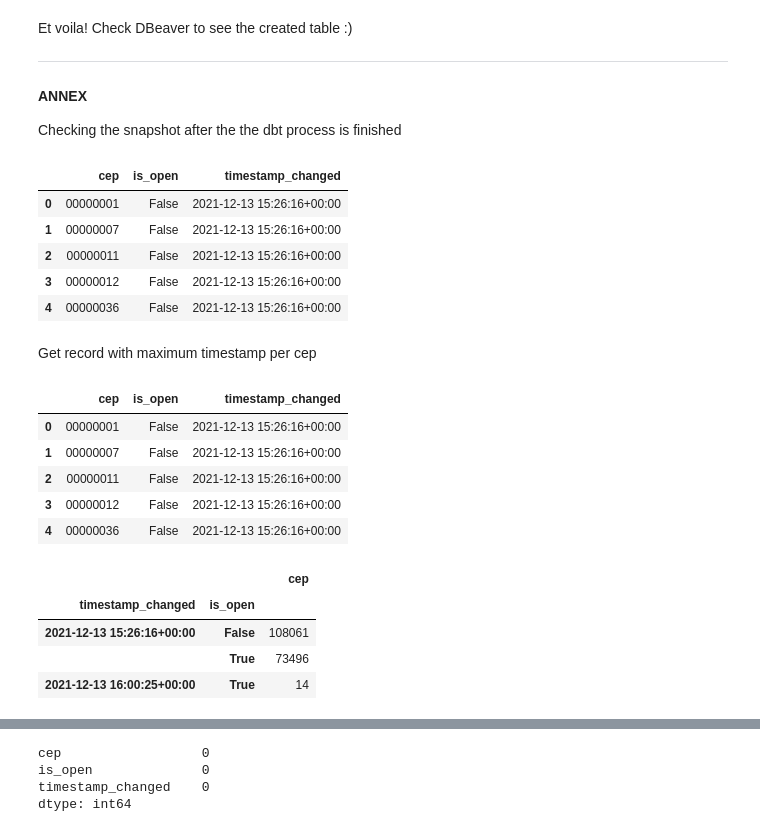
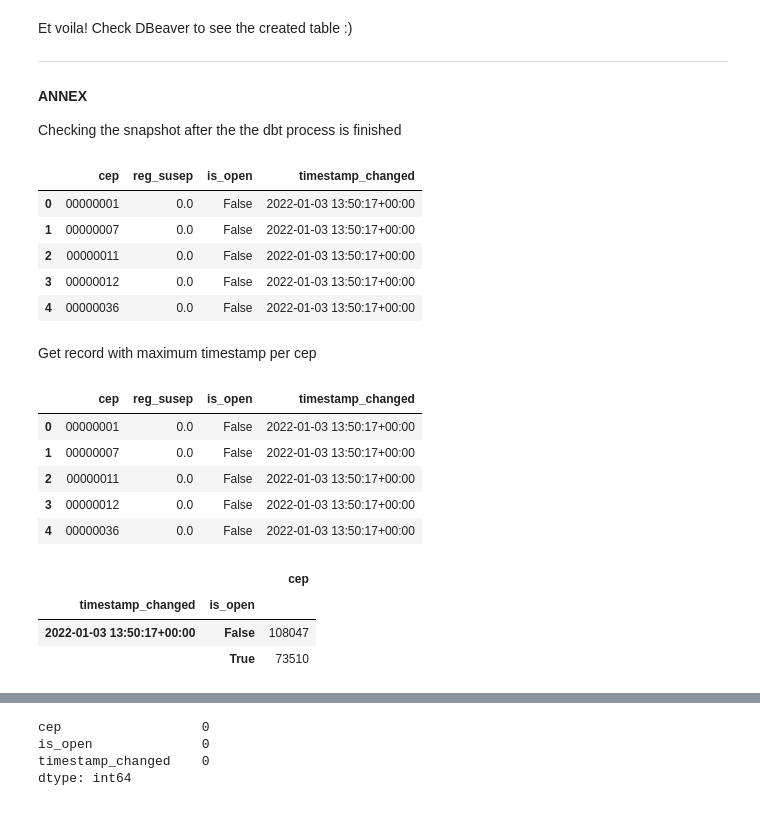
Before and after one commit to AlbertoSCF/location_data_analysis, a Jupyter notebook: STG_TABLE-0-staging_tables.stg_accredited_bodyshops.ipynb, the cells around one changed output, grey strips where cells are left out. Cells and saved outputs as stored; diff of their text form; code cells hidden in the pictures.

```diff
--- a/STG_TABLE-0-staging_tables.stg_accredited_bodyshops.ipynb
+++ b/STG_TABLE-0-staging_tables.stg_accredited_bodyshops.ipynb
@@ -272,35 +272,47 @@ Et voila! Check DBeaver to see the created table :)
 
 Checking the snapshot after the the dbt process is finished
 # %%
-cur.execute("SELECT * FROM dbt_albertoscf.covered_ceps_snapshot")
+# Imports
+import pandas as pd
+import numpy as np
+import psycopg2, os
+
+# Establish connection and create its cursor
+try:
+    conn = psycopg2.connect(f"host={os.environ['AURORA_POSTGRES_HOST']} dbname={os.environ['AURORA_POSTGRES_DATABASE']} user={os.environ['AURORA_POSTGRES_USERNAME']} password={os.environ['AURORA_POSTGRES_PWD']}")
+    cur = conn.cursor()
+except psycopg2.Error as e:
+    print("Error: Could not make connection to the Postgres database")
+    print(e)
+
+cur.execute("SELECT * FROM dbt_albertoscf.covered_ceps")
 dt = pd.DataFrame(cur.fetchall(), columns=[desc[0] for desc in cur.description])
-dt = dt[['cep', 'is_open', 'timestamp_changed']].copy().fillna(0)
+dt = dt[['cep', 'reg_susep', 'is_open', 'timestamp_changed']].copy().fillna(0)
 dt['is_open'] = dt['is_open'].astype(bool)
 dt.head()
 # %% [output]
-|  | cep | is_open | timestamp_changed |
-| 0 | 00000001 | False | 2021-12-13 15:26:16+00:00 |
-| 1 | 00000007 | False | 2021-12-13 15:26:16+00:00 |
-| 2 | 00000011 | False | 2021-12-13 15:26:16+00:00 |
-| 3 | 00000012 | False | 2021-12-13 15:26:16+00:00 |
-| 4 | 00000036 | False | 2021-12-13 15:26:16+00:00 |
+|  | cep | reg_susep | is_open | timestamp_changed |
+| 0 | 00000001 | 0.0 | False | 2022-01-03 13:50:17+00:00 |
+| 1 | 00000007 | 0.0 | False | 2022-01-03 13:50:17+00:00 |
+| 2 | 00000011 | 0.0 | False | 2022-01-03 13:50:17+00:00 |
+| 3 | 00000012 | 0.0 | False | 2022-01-03 13:50:17+00:00 |
+| 4 | 00000036 | 0.0 | False | 2022-01-03 13:50:17+00:00 |
 # %% [markdown]
 Get record with maximum timestamp per cep
 # %%
 dt = dt.sort_values('timestamp_changed').groupby('cep').last().reset_index()
 dt.head()
 # %% [output]
-|  | cep | is_open | timestamp_changed |
-| 0 | 00000001 | False | 2021-12-13 15:26:16+00:00 |
-| 1 | 00000007 | False | 2021-12-13 15:26:16+00:00 |
-| 2 | 00000011 | False | 2021-12-13 15:26:16+00:00 |
-| 3 | 00000012 | False | 2021-12-13 15:26:16+00:00 |
-| 4 | 00000036 | False | 2021-12-13 15:26:16+00:00 |
+|  | cep | reg_susep | is_open | timestamp_changed |
+| 0 | 00000001 | 0.0 | False | 2022-01-03 13:50:17+00:00 |
+| 1 | 00000007 | 0.0 | False | 2022-01-03 13:50:17+00:00 |
+| 2 | 00000011 | 0.0 | False | 2022-01-03 13:50:17+00:00 |
+| 3 | 00000012 | 0.0 | False | 2022-01-03 13:50:17+00:00 |
+| 4 | 00000036 | 0.0 | False | 2022-01-03 13:50:17+00:00 |
 # %%
 pd.DataFrame(dt.groupby(['timestamp_changed', 'is_open']).cep.apply(lambda x: len(x)))
 # %% [output]
 |  |  | cep |
 | timestamp_changed | is_open |  |
-| 2021-12-13 15:26:16+00:00 | False | 108061 |
-|  | True | 73496 |
-| 2021-12-13 16:00:25+00:00 | True | 14 |
+| 2022-01-03 13:50:17+00:00 | False | 108047 |
+|  | True | 73510 |
```
Also changed, not shown: parts of 4 cells of this notebook, 2 other files.
